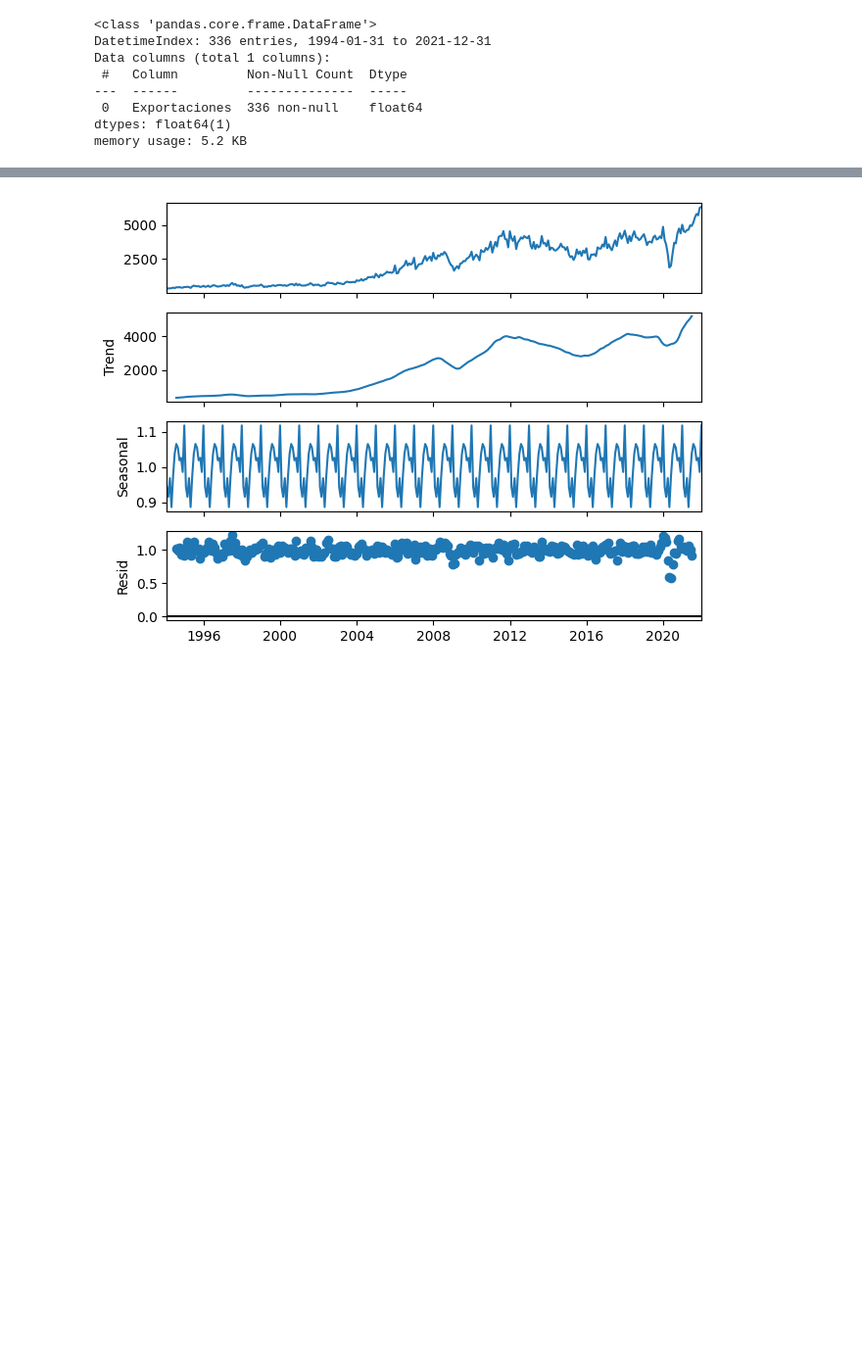
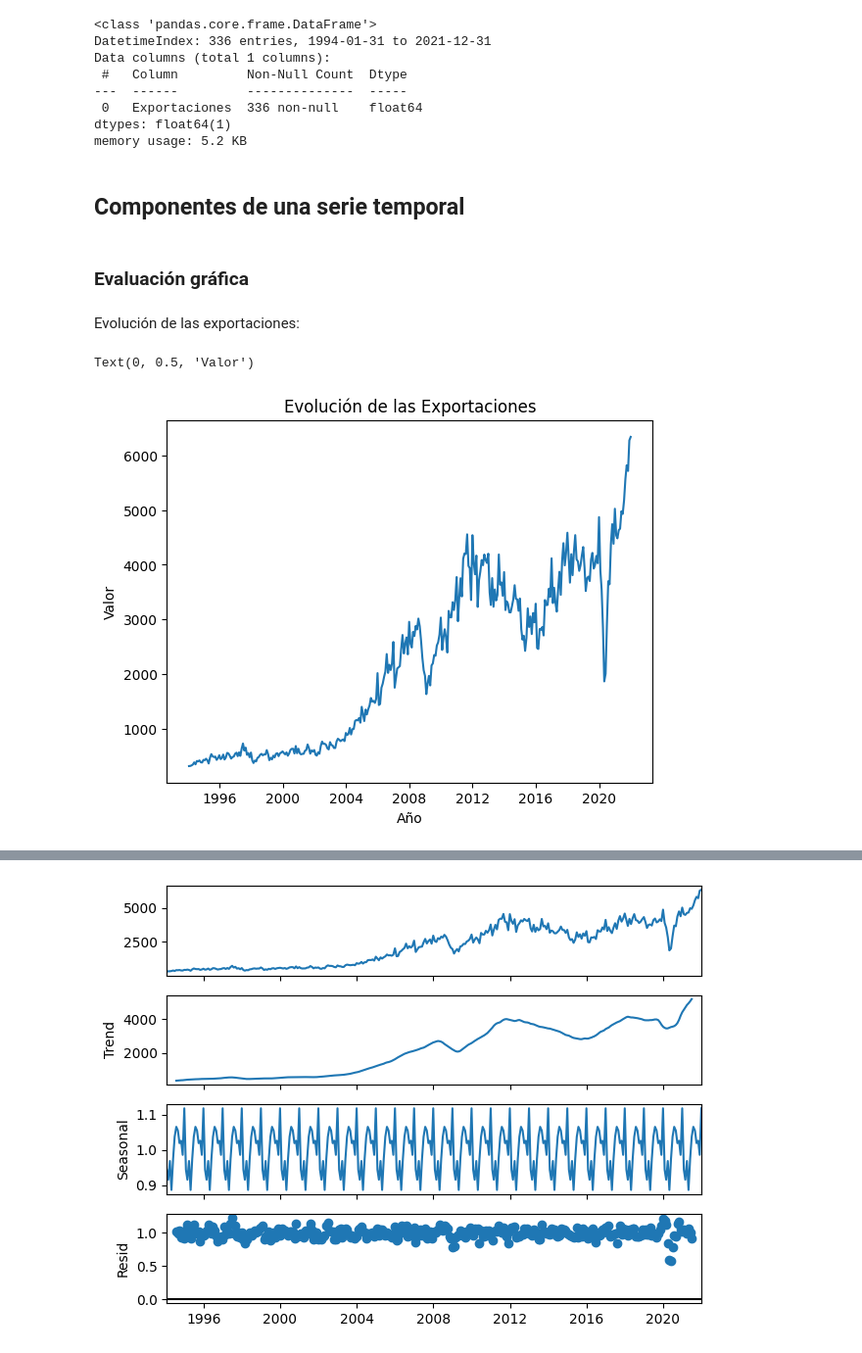
Before and after one commit to kevinPerezGarcia/c2-3-forecasting, a Jupyter notebook: sesion1/pd2/notebooks/code-alumno.ipynb, the cells around one changed output, grey strips where cells are left out. Shown at 98% size. Drawn from its saved outputs; the diff is of its cells as text; code cells hidden in the pictures; blank space fills up the shorter version.

```diff
--- a/sesion1/pd2/notebooks/code-alumno.ipynb
+++ b/sesion1/pd2/notebooks/code-alumno.ipynb
@@ -16,6 +18,23 @@ Data columns (total 1 columns):
  0   Exportaciones  336 non-null    float64
 dtypes: float64(1)
 memory usage: 5.2 KB
+# %% [markdown]
+## Componentes de una serie temporal
+# %% [markdown]
+### Evaluación gráfica
 # %%
 import matplotlib.pyplot as plt
 import seaborn as sns
+# %% [markdown]
+Evolución de las exportaciones:
+# %%
+# Crear el primer gráfico
+plt.plot(df["Exportaciones"])
+
+# Configurar el título y etiquetas del eje
+plt.title('Evolución de las Exportaciones')
+plt.xlabel('Año')
+plt.ylabel('Valor')
+# %% [output]
+Text(0, 0.5, 'Valor')
+[figure, added]
```
Also changed, not shown: parts of 57 cells of this notebook.
